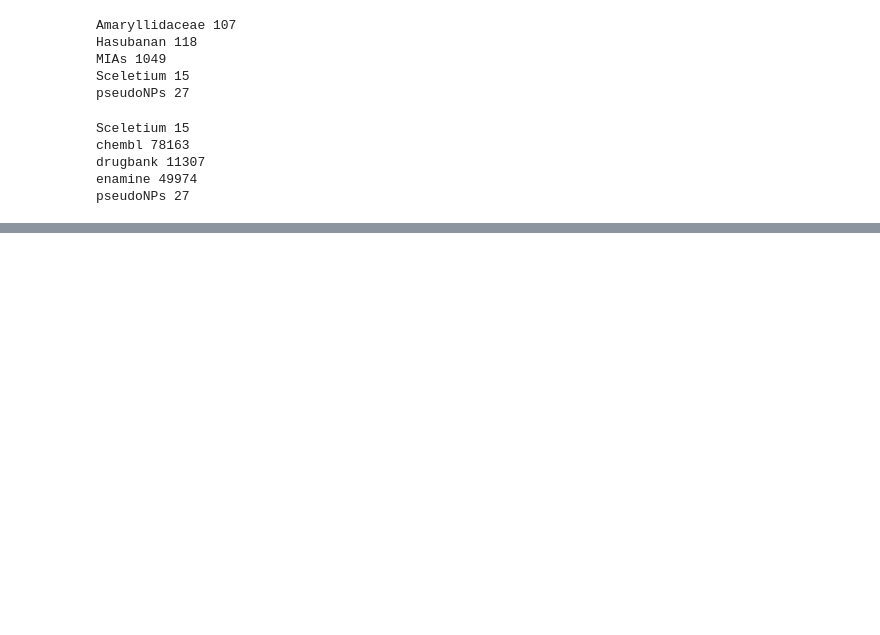
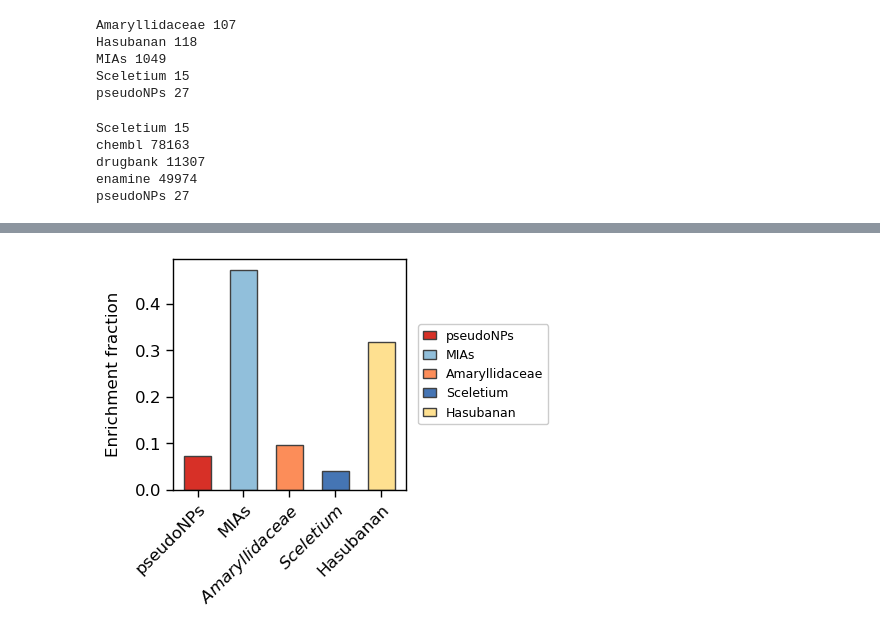
Before and after one commit to BernalFA/2025_Greiner_PseudoNPs, a Jupyter notebook: notebooks/2.01-fb-first_plots.ipynb, the cells around one changed output, grey strips where cells are left out. Saved outputs shown, nothing was run; the diff lists cells and outputs as text; code cells hidden in the pictures; blank space fills up the shorter version.

```diff
--- a/notebooks/2.01-fb-first_plots.ipynb
+++ b/notebooks/2.01-fb-first_plots.ipynb
@@ -797,0 +926,30 @@ pseudoNPs 27
+# %%
+total = alkaloids["have_substructure"].sum()
+data_scaffold_total = {}
+for name in family_order.keys():
+    group = alkaloids.query("new_set == @name")
+    data_scaffold_total[name] = group["have_substructure"].sum() / total
+# %%
+fig = plt.figure()
+ax = fig.add_subplot()
+
+parts = ax.bar(range(len(data_scaffold_total)), data_scaffold_total.values(),
+               width=0.6,
+               facecolor=family_colors.values(),
+               edgecolor=[0.25, 0.25, 0.25],
+               label=family_colors.keys())
+
+ax.set_xticks([x for x in range(len(data_scaffold_total))],
+              labels=family_labels.values(),
+              rotation=45, ha="right", rotation_mode="anchor")
+
+ax.set_ylabel("Enrichment fraction")
+
+plt.legend(loc="center right",
+           bbox_to_anchor=(1.64, 0.5),
+           fontsize=9,
+           handlelength=1,
+           frameon=True)
+plt.show()
+# %% [output]
+[figure, added]
```
Also changed, not shown: parts of 8 cells of this notebook, 2 other files.
